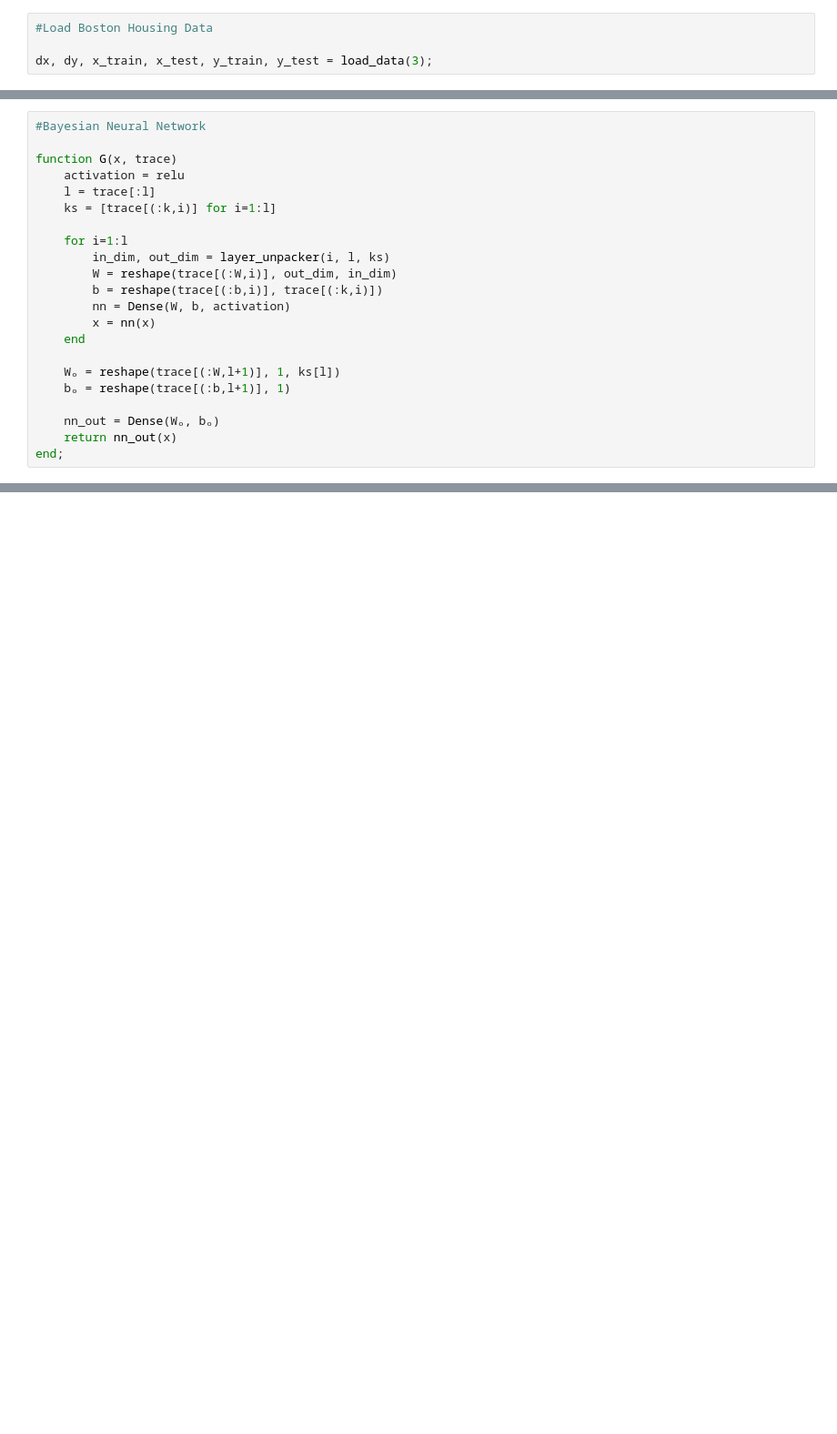
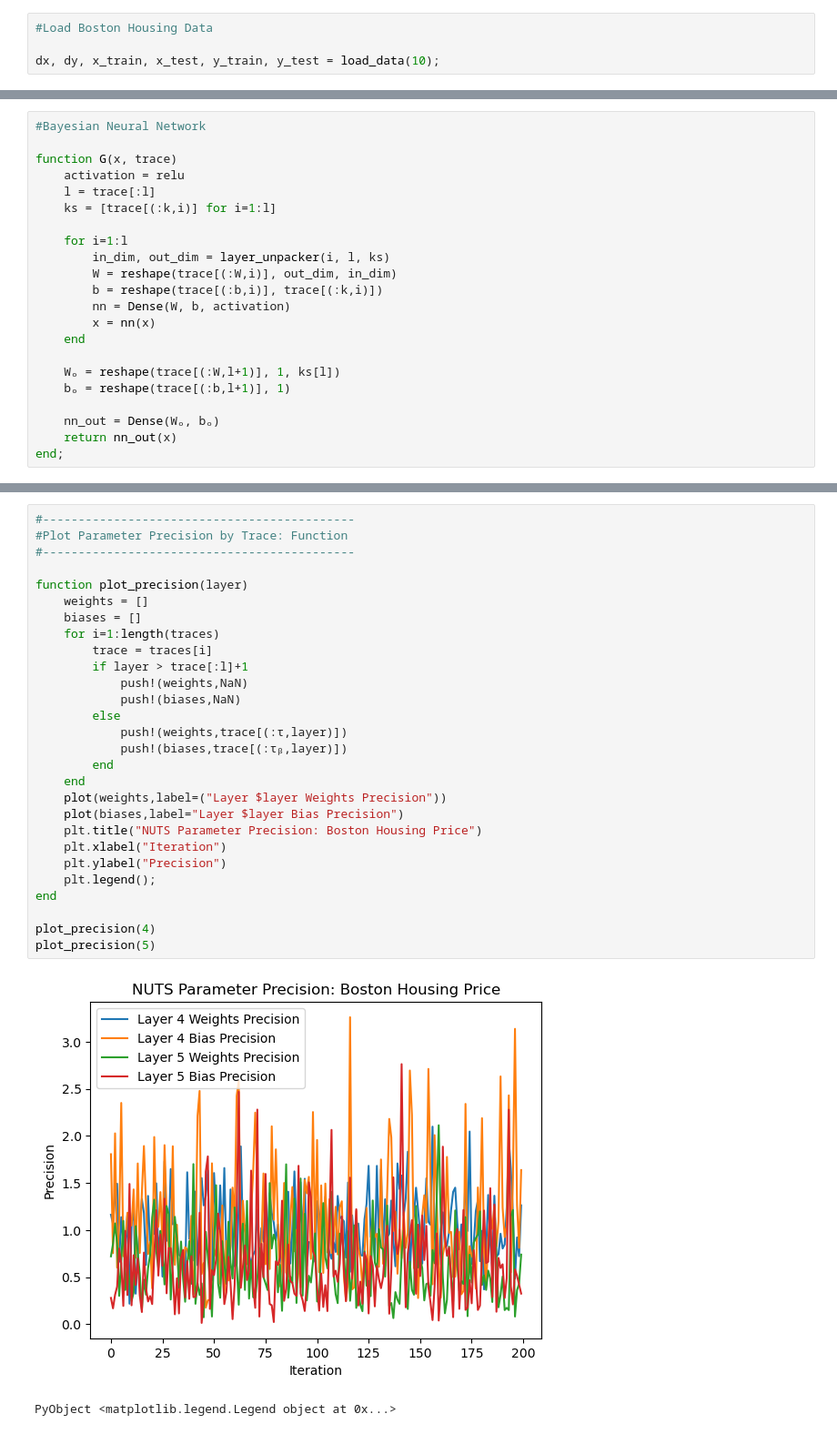
Before and after one commit to jberezow/BostonHousing, a Jupyter notebook: Thesis-RJBNN.ipynb, the cells around one changed output, grey strips where cells are left out. Shown at 91% size. Drawn from its saved outputs; the diff is of its cells as text; blank space fills up the shorter version.

```diff
--- a/Thesis-RJBNN.ipynb
+++ b/Thesis-RJBNN.ipynb
@@ -15,7 +15,7 @@ include("utils.jl");
 # %%
 #Load Boston Housing Data
 
-dx, dy, x_train, x_test, y_train, y_test = load_data(3);
+dx, dy, x_train, x_test, y_train, y_test = load_data(10);
 # %%
 #Network Hyperparameters
 
@@ -425,3 +398,34 @@ plt.ylabel("Log Posterior");
+# %%
+#--------------------------------------------
+#Plot Parameter Precision by Trace: Function
+#--------------------------------------------
+
+function plot_precision(layer)
+    weights = []
+    biases = []
+    for i=1:length(traces)
+        trace = traces[i]
+        if layer > trace[:l]+1
+            push!(weights,NaN)
+            push!(biases,NaN)
+        else
+            push!(weights,trace[(:τ,layer)])
+            push!(biases,trace[(:τᵦ,layer)])
+        end
+    end
+    plot(weights,label=("Layer $layer Weights Precision"))
+    plot(biases,label="Layer $layer Bias Precision")
+    plt.title("NUTS Parameter Precision: Boston Housing Price")
+    plt.xlabel("Iteration")
+    plt.ylabel("Precision")
+    plt.legend();
+end
+
+plot_precision(4)
+plot_precision(5)
+# %% [output]
+[figure, added]
+PyObject <matplotlib.legend.Legend object at 0x...>
 # %%
 #-------------------------------
 #Plot RMSE Train Scores by Trace
```
Also changed, not shown: parts of 12 cells of this notebook, 3 other files.
